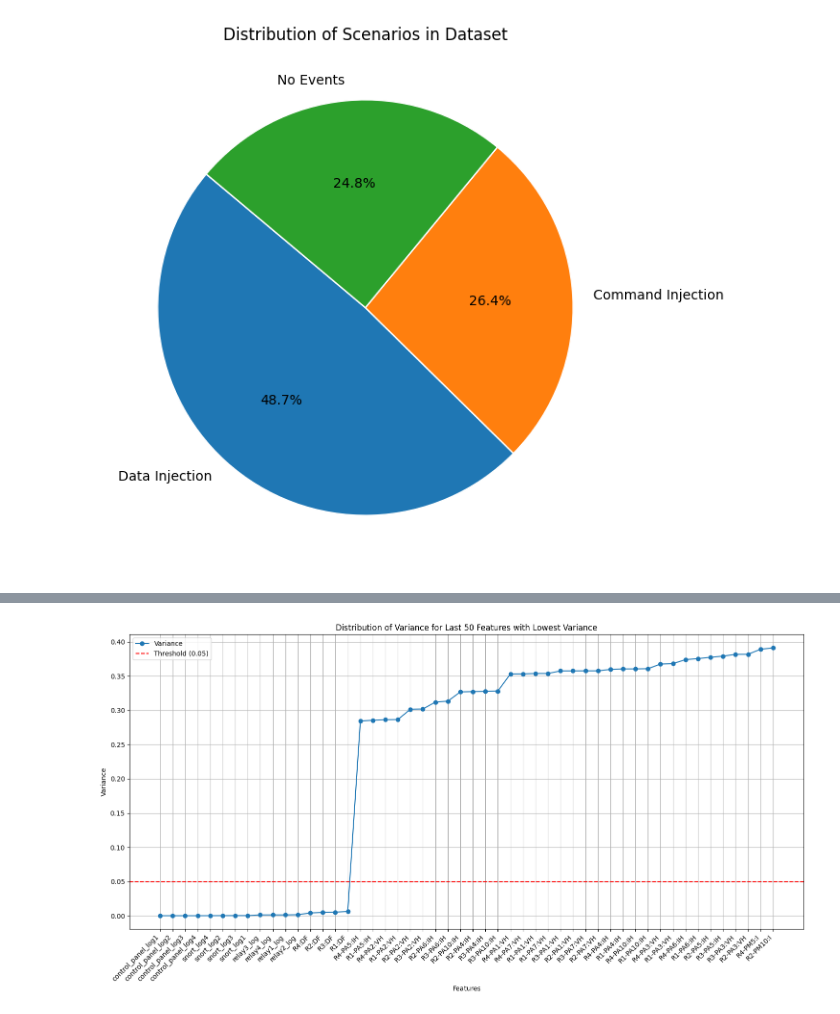
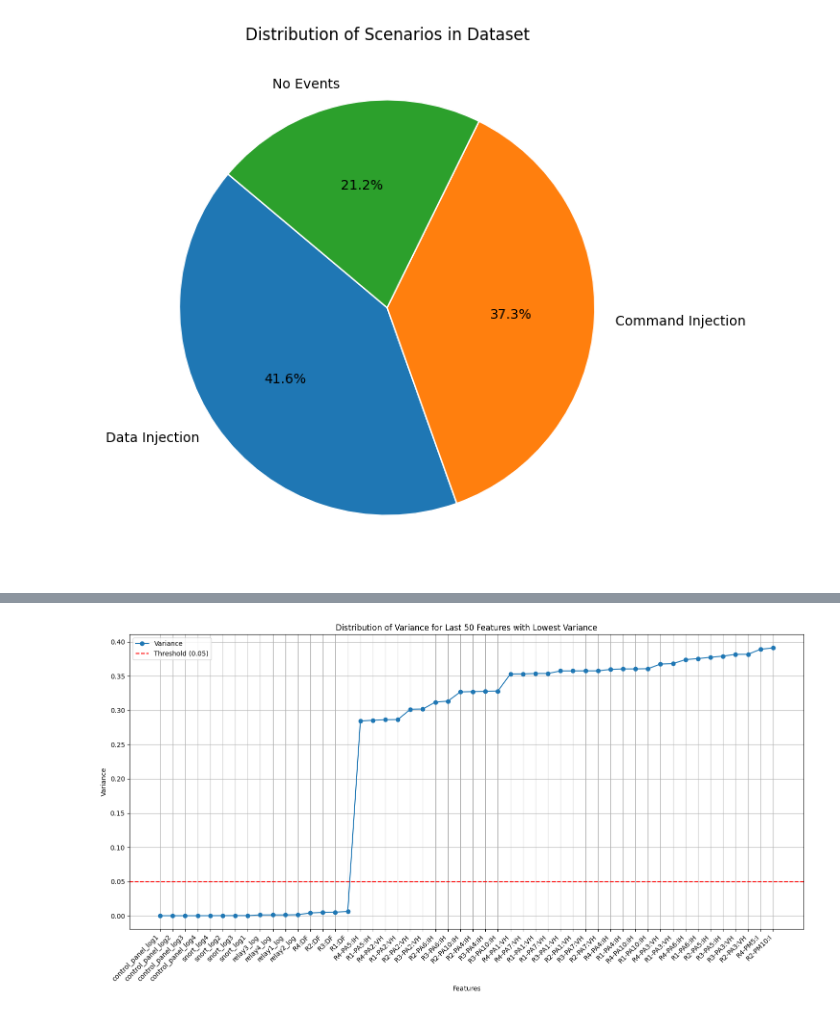
Before and after one commit to maedeh-mhm/GRID-IDS, a Jupyter notebook: src/notebooks/00-eda.ipynb, the cells around one changed output, grey strips where cells are left out. Saved outputs shown, nothing was run; the diff lists cells and outputs as text; code cells hidden in the pictures.

```diff
--- a/src/notebooks/00-eda.ipynb
+++ b/src/notebooks/00-eda.ipynb
@@ -49,36 +49,36 @@ df.head()
 df = df[~df.isin([np.nan, np.inf, -np.inf]).any(axis=1)]
 
 # Keeping only single device FDIA related rows
-df = df[df['marker'].isin([7, 8, 9, 10, 11, 12, 15, 16, 17, 18, 41])]
+df = df[df['marker'].isin([7, 8, 9, 10, 11, 12, 15, 16, 17, 18, 41, 19, 20])]
 # %%
 # Scenario → Group mapping
 scenario_groups = {
     # "Natural Events": [1, 2, 3, 4, 5, 6, 13, 14],
     "No Events": [41],
     "Data Injection": [7, 8, 9, 10, 11, 12],
-    "Command Injection": [15, 16, 17, 18],
+    "Command Injection": [15, 16, 17, 18, 19, 20],
     # "Relay Setting Change": [
     #     21, 22, 23, 24, 25, 26, 27, 28, 29, 30,
     #     35, 36, 37, 38, 39, 40
     # ],
 }
 
 # Reverse lookup dictionary
 scenario_to_group = {s: group for group, scenarios in scenario_groups.items() for s in scenarios}
 
 # Distribution of instances per group
 distribution = df["marker"].map(scenario_to_group).value_counts()
 
 # Plot pie chart
 plt.figure(figsize=(7, 7))
 plt.pie(
     distribution.values,
     labels=distribution.index,
     autopct='%1.1f%%',
     startangle=140,
     wedgeprops={"edgecolor": "white"}
 )
 plt.title("Distribution of Scenarios in Dataset")
 plt.show()
 # %% [output]
-[figure, old version]
+[figure, new version]
```
Also changed, not shown: parts of 17 cells of this notebook.
